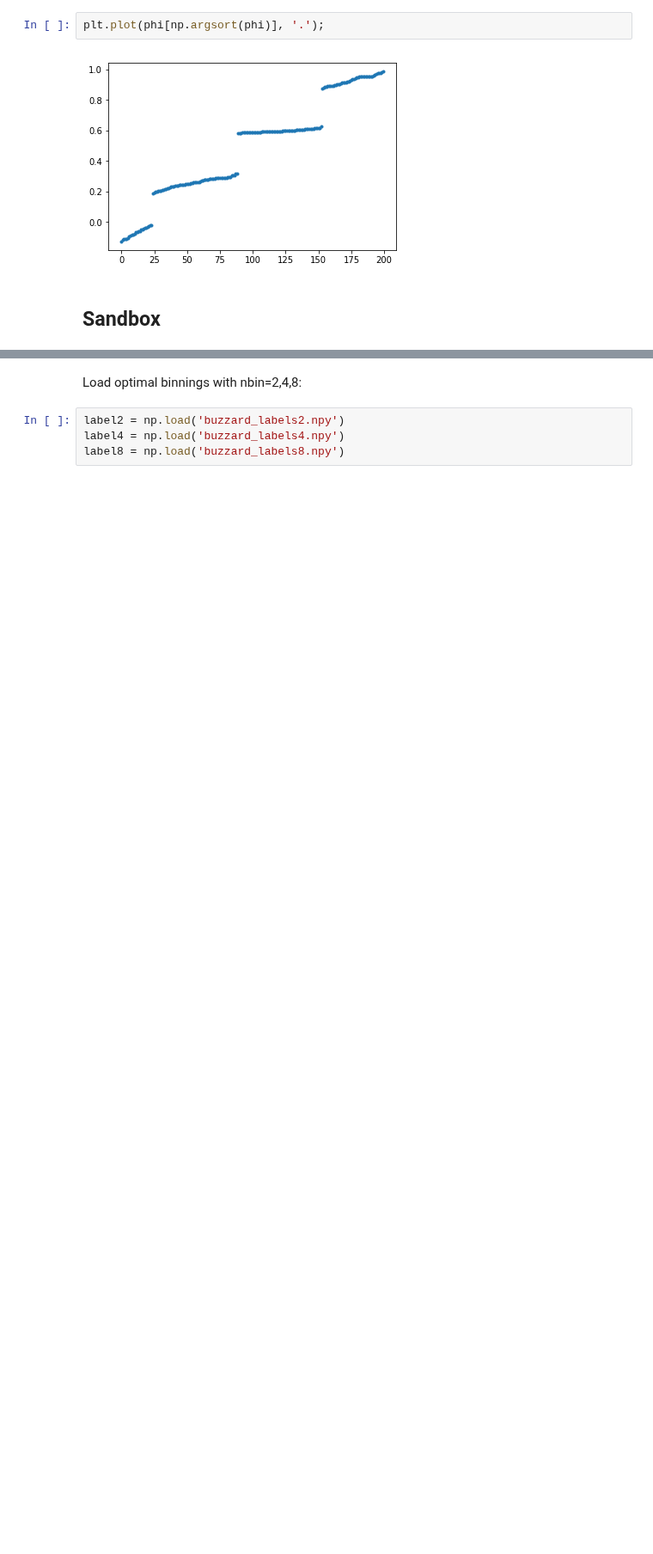
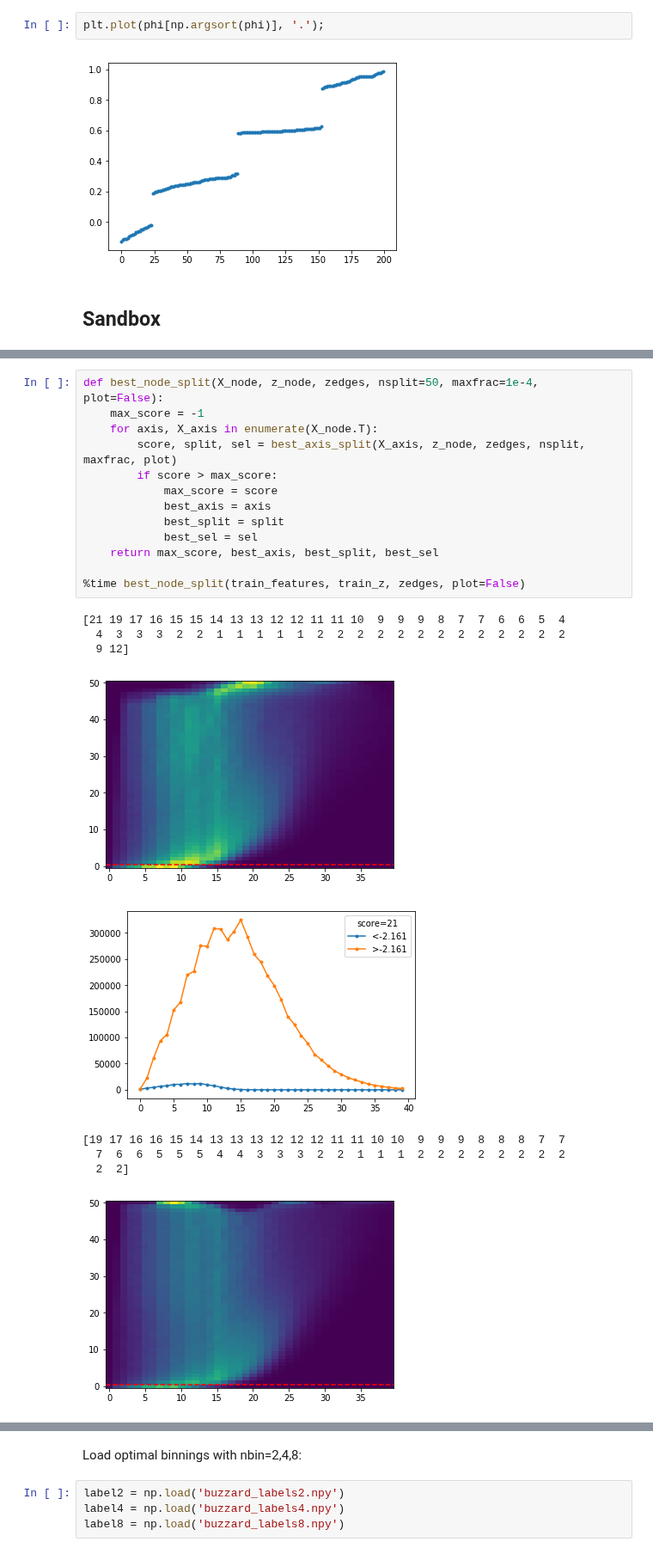
Before and after one commit to dkirkby/zotbin, a Jupyter notebook: Group.ipynb, the cells around one changed output, grey strips where cells are left out. Shown at 86% size. Cells and saved outputs as stored; diff of their text form; blank space fills up the shorter version.

```diff
--- a/Group.ipynb
+++ b/Group.ipynb
@@ -246,0 +290,23 @@ plt.plot(phi[np.argsort(phi)], '.');
+# %%
+def best_node_split(X_node, z_node, zedges, nsplit=50, maxfrac=1e-4, plot=False):
+    max_score = -1
+    for axis, X_axis in enumerate(X_node.T):
+        score, split, sel = best_axis_split(X_axis, z_node, zedges, nsplit, maxfrac, plot)
+        if score > max_score:
+            max_score = score
+            best_axis = axis
+            best_split = split
+            best_sel = sel
+    return max_score, best_axis, best_split, best_sel
+
+%time best_node_split(train_features, train_z, zedges, plot=False)
+# %% [output]
+[21 19 17 16 15 15 14 13 13 12 12 11 11 10  9  9  9  8  7  7  6  6  5  4
+  4  3  3  3  2  2  1  1  1  1  1  2  2  2  2  2  2  2  2  2  2  2  2  2
+  9 12]
+[figure, added]
+[figure, added]
+[19 17 16 16 15 14 13 13 13 12 12 12 11 11 10 10  9  9  9  8  8  8  7  7
+  7  6  6  5  5  5  4  4  3  3  3  2  2  1  1  1  2  2  2  2  2  2  2  2
+  2  2]
+[figure, added]
```
Also changed, not shown: parts of 26 cells of this notebook, 1 other file.
